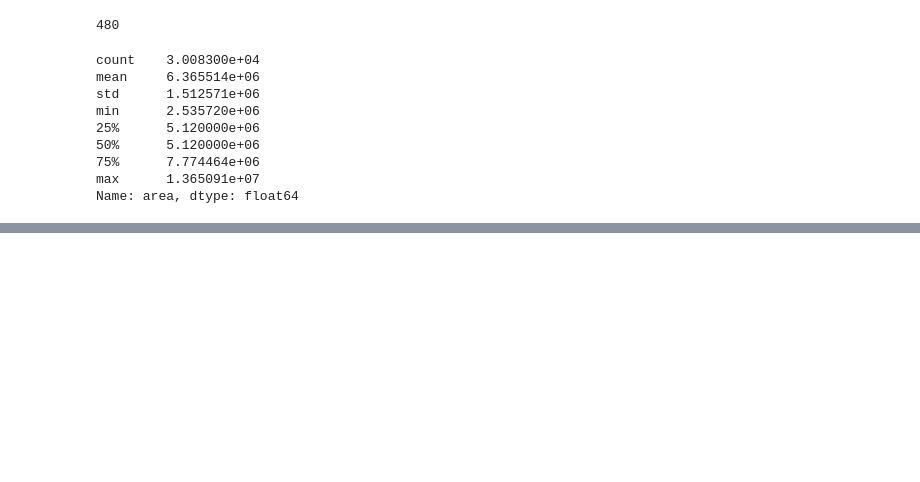
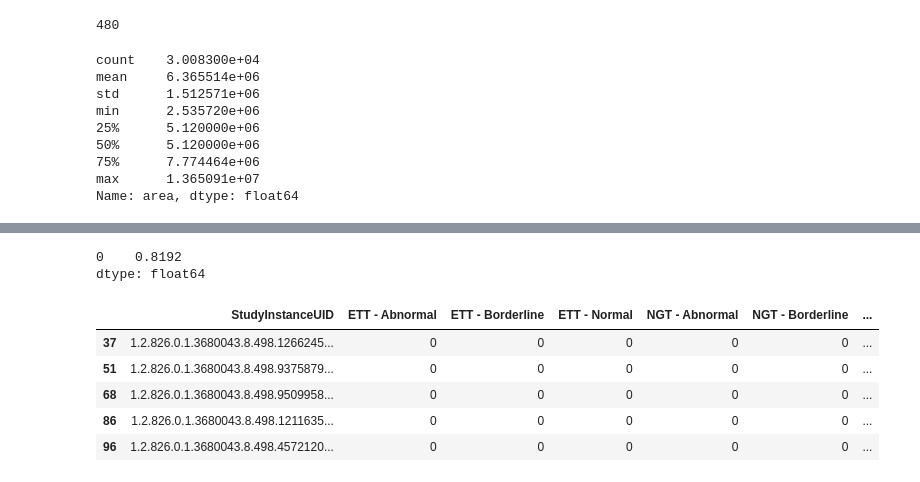
Before and after one commit to kseniaryabinova/lungs_competition, a Jupyter notebook: jupyter_notebooks/eda.ipynb, the cells around one changed output, grey strips where cells are left out. Cells and saved outputs as stored; diff of their text form; code cells hidden in the pictures; blank space fills up the shorter version.

```diff
--- a/jupyter_notebooks/eda.ipynb
+++ b/jupyter_notebooks/eda.ipynb
@@ -334,0 +330,14 @@ dtype: float64
+# %%
+train['ratio'].mode()
+# %% [output]
+0    0.8192
+dtype: float64
+# %%
+train[train['ratio'] > 1].head()
+# %% [output]
+|  | StudyInstanceUID | ETT - Abnormal | ETT - Borderline | ETT - Normal | NGT - Abnormal | NGT - Borderline | ... |
+| 37 | 1.2.826.0.1.3680043.8.498.1266245... | 0 | 0 | 0 | 0 | 0 | ... |
+| 51 | 1.2.826.0.1.3680043.8.498.9375879... | 0 | 0 | 0 | 0 | 0 | ... |
+| 68 | 1.2.826.0.1.3680043.8.498.9509958... | 0 | 0 | 0 | 0 | 0 | ... |
+| 86 | 1.2.826.0.1.3680043.8.498.1211635... | 0 | 0 | 0 | 0 | 0 | ... |
+| 96 | 1.2.826.0.1.3680043.8.498.4572120... | 0 | 0 | 0 | 0 | 0 | ... |
```
Also changed, not shown: parts of 13 cells of this notebook, 2 other files.
